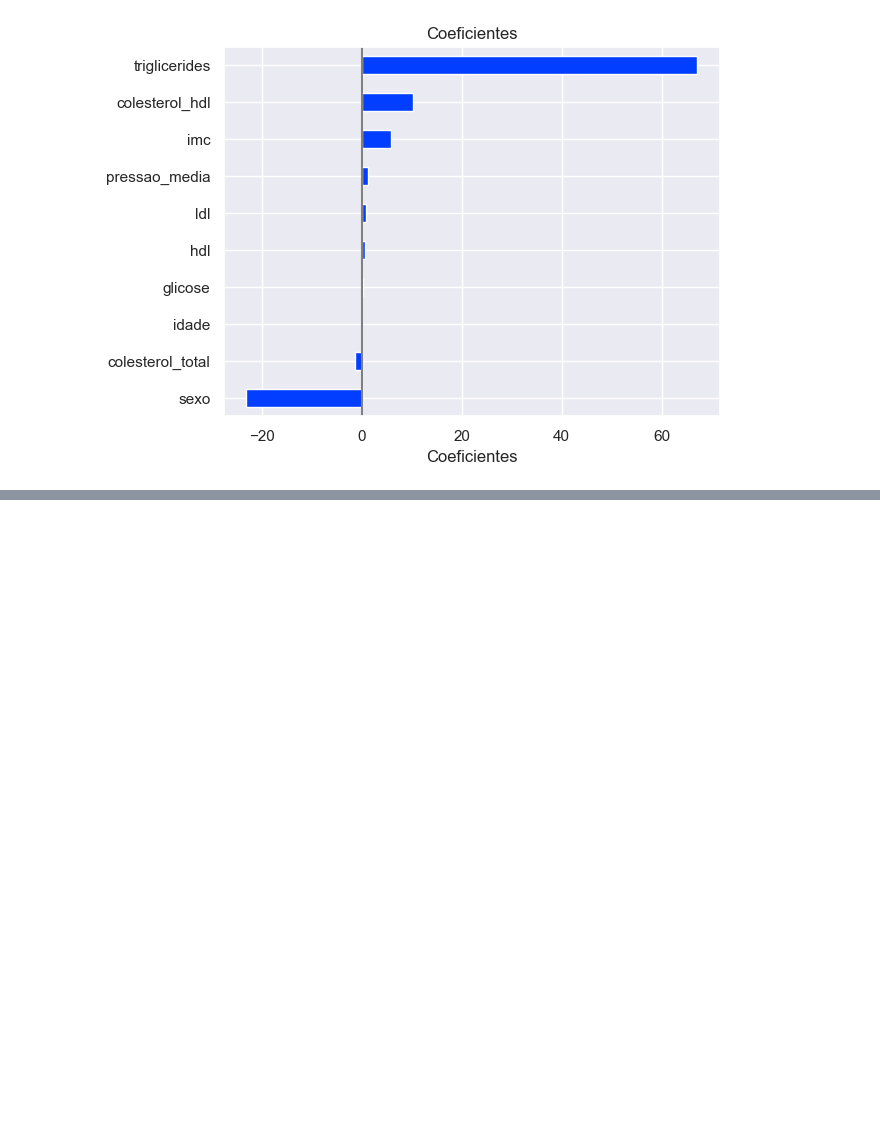
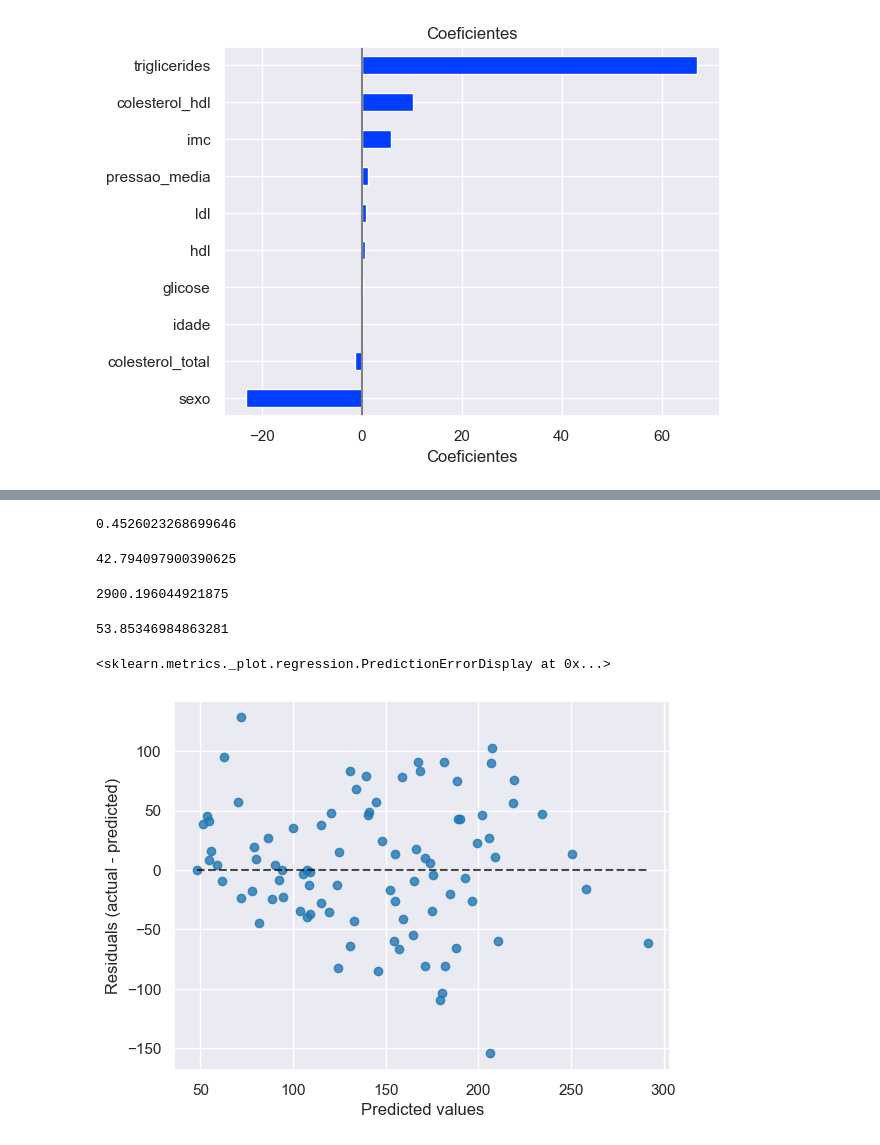
Before and after one commit to stephanyresque/Projeto_diabetes, a Jupyter notebook: notebooks/regressao_linear.ipynb, the cells around one changed output, grey strips where cells are left out. Cells and saved outputs as stored; diff of their text form; code cells hidden in the pictures; blank space fills up the shorter version.

```diff
--- a/notebooks/regressao_linear.ipynb
+++ b/notebooks/regressao_linear.ipynb
@@ -129,3 +136,7 @@ coefs
 plot_coeficientes(coefs)
 # %% [output]
 [figure]
+# %%
+y_pred = regressor.predict(X_test)
+
+y_pred
@@ -131,0 +162,24 @@ plot_coeficientes(coefs)
+# %%
+r2_score(y_test, y_pred)
+# %% [output]
+0.4526023268699646
+# %%
+mean_absolute_error(y_test, y_pred)
+# %% [output]
+42.794097900390625
+# %%
+mean_squared_error(y_test, y_pred)
+# %% [output]
+2900.196044921875
+# %%
+root_mean_squared_error(y_test, y_pred)
+# %% [output]
+53.85346984863281
+# %%
+PredictionErrorDisplay.from_predictions(
+    y_true=y_test,
+    y_pred=y_pred
+)
+# %% [output]
+<sklearn.metrics._plot.regression.PredictionErrorDisplay at 0x...>
+[figure, added]
```
Also changed, not shown: parts of 5 cells of this notebook.
